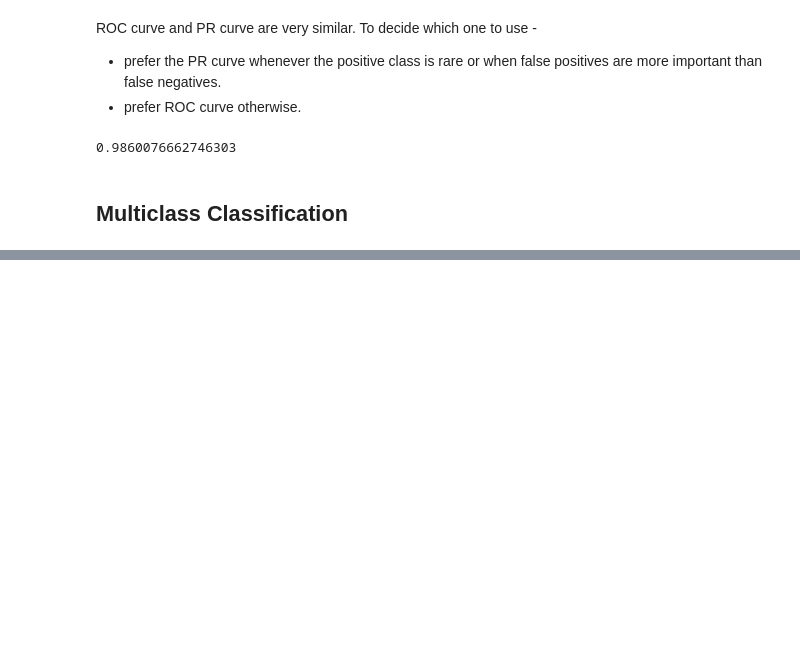
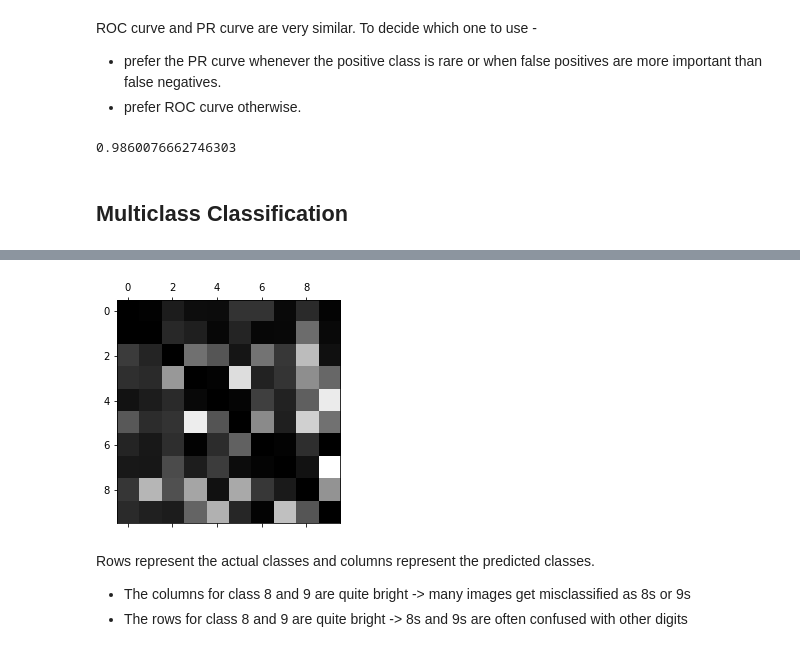
Before and after one commit to Diksha65/Programs, a Jupyter notebook: ML_Using_Python/Classification.ipynb, the cells around one changed output, grey strips where cells are left out. Cells and saved outputs as stored; diff of their text form; code cells hidden in the pictures; blank space fills up the shorter version.

```diff
--- a/ML_Using_Python/Classification.ipynb
+++ b/ML_Using_Python/Classification.ipynb
@@ -351,0 +406,3 @@ roc_auc_score(y_train_9, y_scores_forest) #forest_clf
+# %%
+forest_clf.fit(X_train, y_train) #forest_clf
+forest_clf.predict([some_digit])
@@ -351,0 +436,7 @@ roc_auc_score(y_train_9, y_scores_forest) #forest_clf
+# %%
+#Accuracy is improved by scaling the inputs
+
+from sklearn.preprocessing import StandardScaler
+scaler = StandardScaler()
+X_train_scaled = scaler.fit_transform(X_train.astype(np.float64))
+cross_val_score(sgd_clf, X_train_scaled, y_train, cv=3, scoring="accuracy")
@@ -351,0 +449,6 @@ roc_auc_score(y_train_9, y_scores_forest) #forest_clf
+# %%
+#sgd_clf
+
+y_train_pred = cross_val_predict(sgd_clf, X_train_scaled, y_train, cv=3)
+conf_mx_sgd = confusion_matrix(y_train, y_train_pred)
+conf_mx_sgd
@@ -351,0 +472,7 @@ roc_auc_score(y_train_9, y_scores_forest) #forest_clf
+# %%
+#focussing on the errors -
+## each value  in the confusion matrix is divided by the number of images in the corresponding class.
+## this helps us in comparing the error rates instead of absolute number of errors.
+
+row_sums = conf_mx_sgd.sum(axis = 1, keepdims=True)
+norm_conf_mx = conf_mx / row_sums
@@ -351,0 +481,11 @@ roc_auc_score(y_train_9, y_scores_forest) #forest_clf
+# %%
+np.fill_diagonal(norm_conf_mx, 0)
+plt.matshow(norm_conf_mx, cmap=plt.cm.gray)
+plt.show()
+# %% [output]
+[figure, added]
+# %% [markdown]
+Rows represent the actual classes and columns represent the predicted classes.
+
+- The columns for class 8 and 9 are quite bright -> many images get misclassified as 8s or 9s
+- The rows for class 8 and 9 are quite bright -> 8s and 9s are often confused with other digits
```
Also changed, not shown: parts of 25 cells of this notebook, 1 other file.
